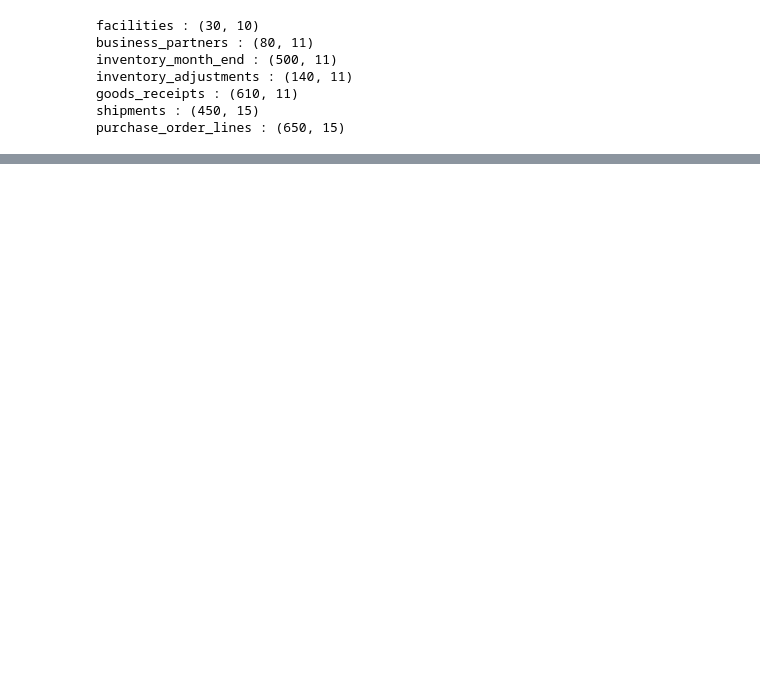
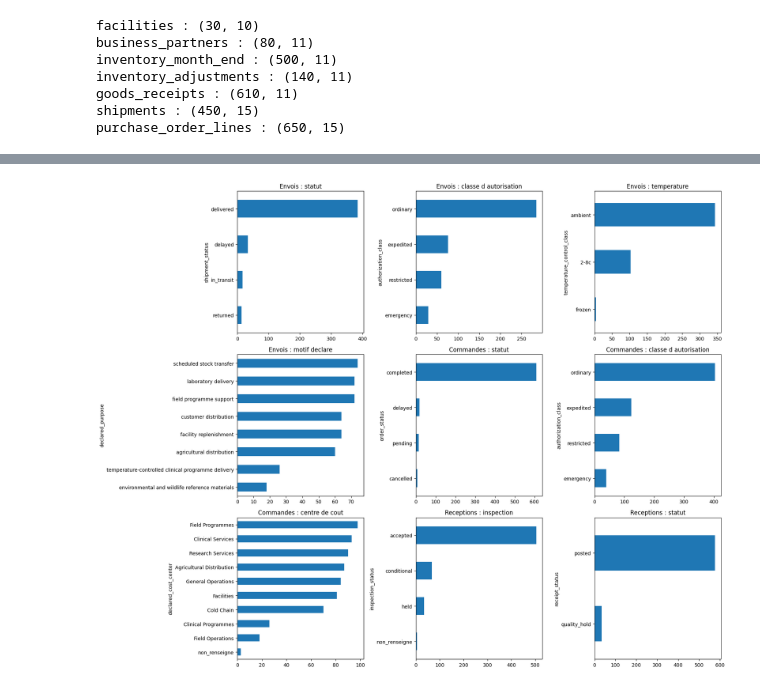
Before and after one commit to Sheik-info/20262027-UE-DataMining-Project, a Jupyter notebook: logistics.ipynb, the cells around one changed output, grey strips where cells are left out. Cells and saved outputs as stored; diff of their text form; code cells hidden in the pictures; blank space fills up the shorter version.

```diff
--- a/logistics.ipynb
+++ b/logistics.ipynb
@@ -746,0 +1039,28 @@ facilities - opening_date : datetime64[ns] | min = 1996-01-01 00:00:00 | max = 2
+# %%
+# (dataframe, colonne, titre)
+variables_cat = [
+    (df_shp, 'shipment_status', 'Envois : statut'),
+    (df_shp, 'authorization_class', 'Envois : classe d autorisation'),
+    (df_shp, 'temperature_control_class', 'Envois : temperature'),
+    (df_shp, 'declared_purpose', 'Envois : motif declare'),
+    (df_po, 'order_status', 'Commandes : statut'),
+    (df_po, 'authorization_class', 'Commandes : classe d autorisation'),
+    (df_po, 'declared_cost_center', 'Commandes : centre de cout'),
+    (df_rcv, 'inspection_status', 'Receptions : inspection'),
+    (df_rcv, 'receipt_status', 'Receptions : statut')
+]
+
+plt.figure(figsize=(18, 14))
+
+i = 1
+for df, col, titre in variables_cat:
+    plt.subplot(3, 3, i)
+    df[col].value_counts().plot(kind='barh')
+    plt.title(titre)
+    plt.gca().invert_yaxis()
+    i = i + 1
+
+plt.tight_layout()
+plt.show()
+# %% [output]
+[figure, added]
```
Also changed, not shown: parts of 32 cells of this notebook.
